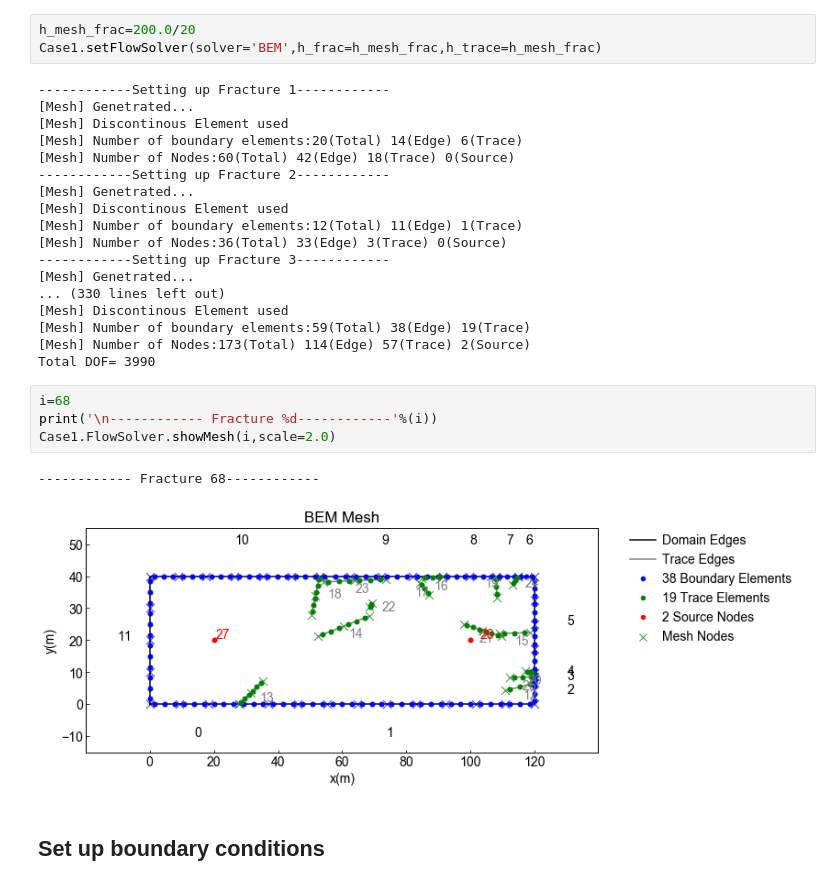
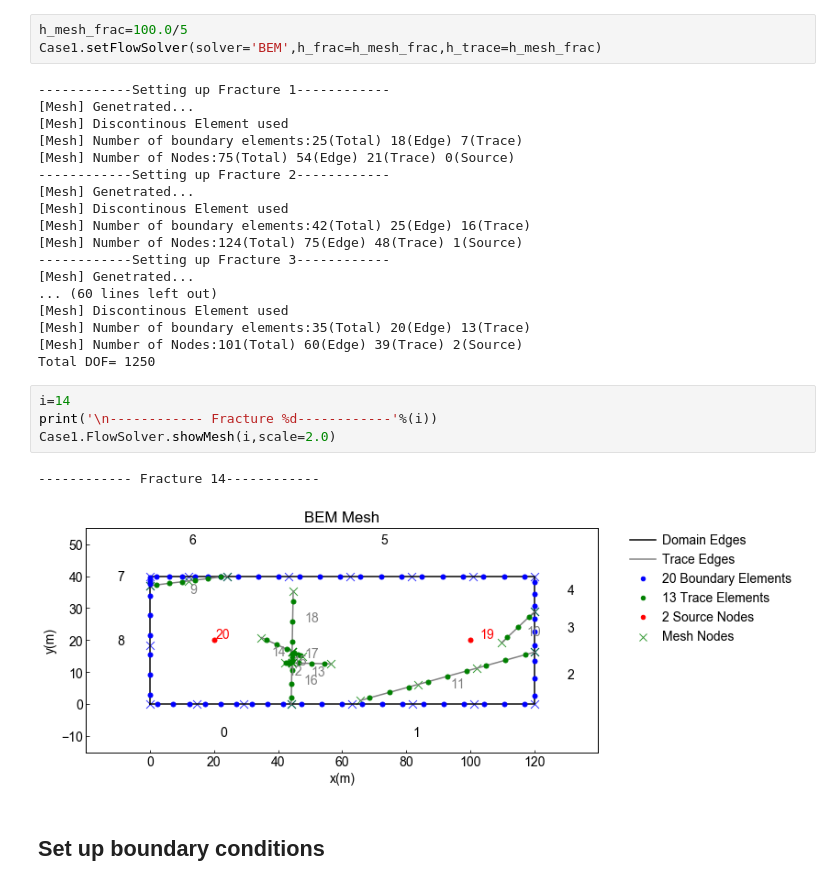
Before and after one commit to BinWang0213/PyDFN3D, a Jupyter notebook: Examples/ComplexDFNs.ipynb, the cells around one changed output. Saved outputs shown, nothing was run; the diff lists cells and outputs as text.

```diff
--- a/Examples/ComplexDFNs.ipynb
+++ b/Examples/ComplexDFNs.ipynb
@@ -36,31 +38,31 @@ Fracture 68 has Intersections of  [5, 9, 11, 16, 26, 61, 69, 77, 104, 106, 107,
 # %%
-h_mesh_frac=200.0/20
+h_mesh_frac=100.0/5
 Case1.setFlowSolver(solver='BEM',h_frac=h_mesh_frac,h_trace=h_mesh_frac)
 # %% [output]
 ------------Setting up Fracture 1------------
 [Mesh] Genetrated...
 [Mesh] Discontinous Element used
-[Mesh] Number of boundary elements:20(Total) 14(Edge) 6(Trace)
-[Mesh] Number of Nodes:60(Total) 42(Edge) 18(Trace) 0(Source)
+[Mesh] Number of boundary elements:25(Total) 18(Edge) 7(Trace)
+[Mesh] Number of Nodes:75(Total) 54(Edge) 21(Trace) 0(Source)
 ------------Setting up Fracture 2------------
 [Mesh] Genetrated...
 [Mesh] Discontinous Element used
-[Mesh] Number of boundary elements:12(Total) 11(Edge) 1(Trace)
-[Mesh] Number of Nodes:36(Total) 33(Edge) 3(Trace) 0(Source)
+[Mesh] Number of boundary elements:42(Total) 25(Edge) 16(Trace)
+[Mesh] Number of Nodes:124(Total) 75(Edge) 48(Trace) 1(Source)
 ------------Setting up Fracture 3------------
 [Mesh] Genetrated...
-... (330 lines left out)
+... (60 lines left out)
 [Mesh] Discontinous Element used
-[Mesh] Number of boundary elements:59(Total) 38(Edge) 19(Trace)
-[Mesh] Number of Nodes:173(Total) 114(Edge) 57(Trace) 2(Source)
-Total DOF= 3990
+[Mesh] Number of boundary elements:35(Total) 20(Edge) 13(Trace)
+[Mesh] Number of Nodes:101(Total) 60(Edge) 39(Trace) 2(Source)
+Total DOF= 1250
 # %%
-i=68
+i=14
 print('\n------------ Fracture %d------------'%(i))
 Case1.FlowSolver.showMesh(i,scale=2.0)
 # %% [output]
------------- Fracture 68------------
+------------ Fracture 14------------
-[figure, old version]
+[figure, new version]
 # %% [markdown]
 ## Set up boundary conditions
 # %%
```
Also changed, not shown: parts of 13 cells of this notebook, 10 other files.
